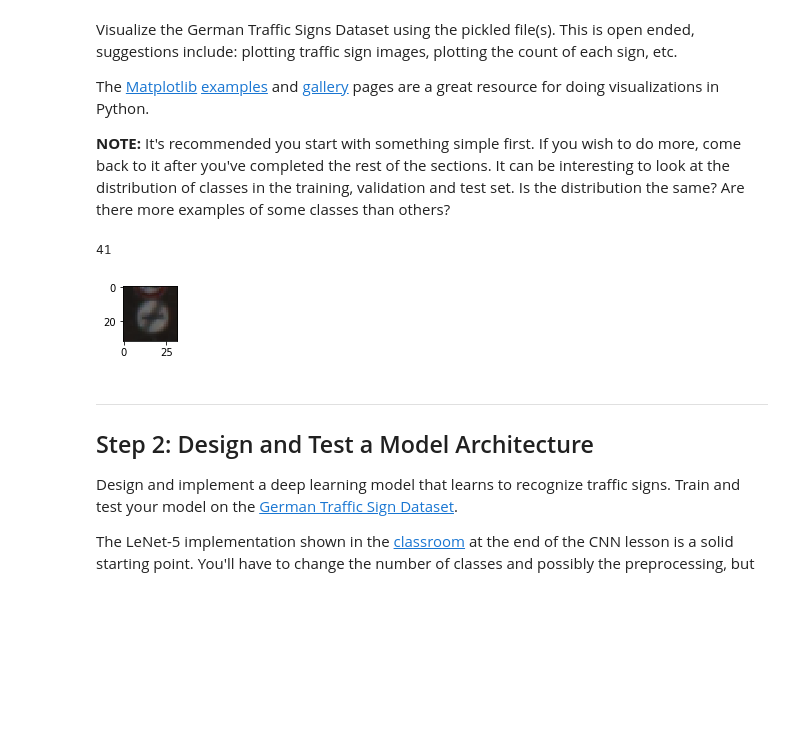
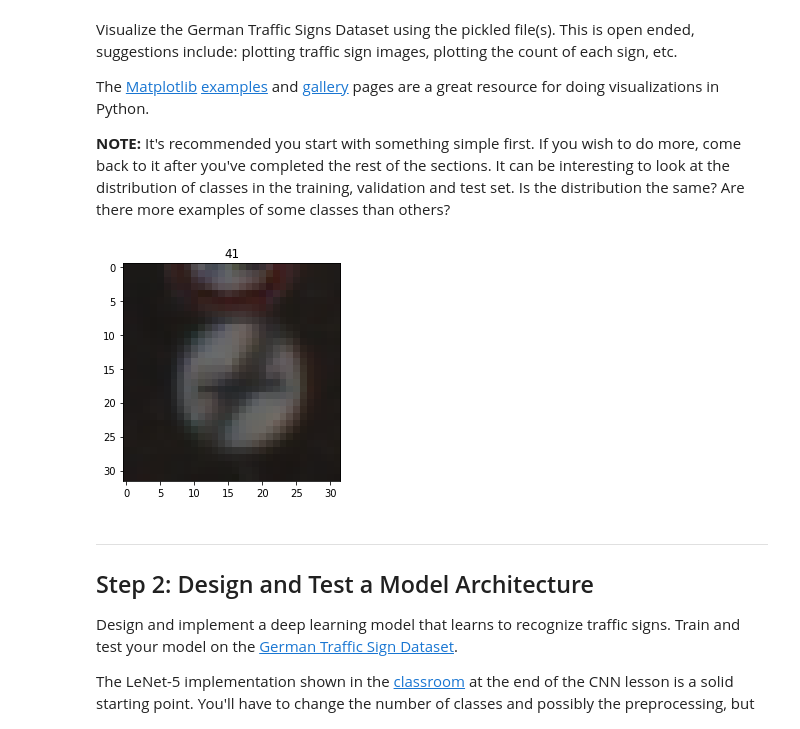
Before and after one commit to lelordoftech/Udacity, a Jupyter notebook: CarND-Traffic-Sign-Classifier-Project/Traffic_Sign_Classifier.ipynb, the cells around one changed output. Saved outputs shown, nothing was run; the diff lists cells and outputs as text; code cells hidden in the pictures; blank space fills up the shorter version.

```diff
--- a/CarND-Traffic-Sign-Classifier-Project/Traffic_Sign_Classifier.ipynb
+++ b/CarND-Traffic-Sign-Classifier-Project/Traffic_Sign_Classifier.ipynb
@@ -95,21 +106,22 @@ The [Matplotlib](http://matplotlib.org/) [examples](http://matplotlib.org/exampl
 # %%
 ### Data exploration visualization code goes here.
 ### Feel free to use as many code cells as needed.
 import matplotlib.pyplot as plt
 import random
 # Visualizations will be shown in the notebook.
 %matplotlib inline
 
 #index = random.randint(0, len(X_train_in))
-index = 0
-image = X_train_in[index].squeeze()
+fig = plt.figure()
+a=fig.add_subplot(1, 1, 1)
+a.set_title(y_train[0])
+plt.imshow(X_train_in[0].squeeze())
 
-plt.figure(figsize=(1,1))
-plt.imshow(image)
-print(y_train[index])
+# free memory
+del fig
+del a
 # %% [output]
-41
-[figure, old version]
+[figure, new version]
 # %% [markdown]
 ----
 
```
Also changed, not shown: parts of 22 cells of this notebook, 4 other files.
